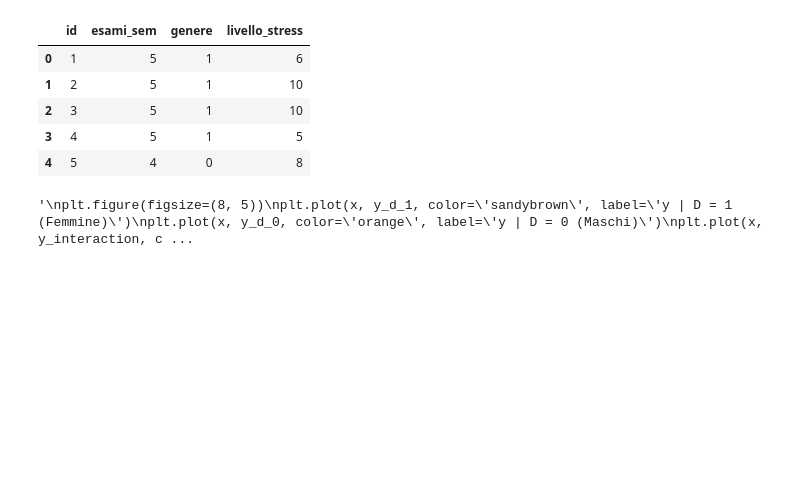
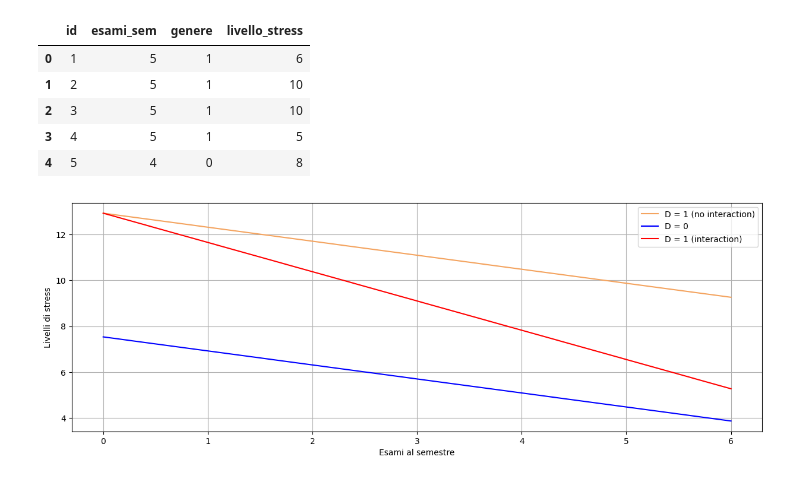
Before and after one commit to krssclaire/py-analysis-workflow, a Jupyter notebook: frameworks/ols/ols.ipynb, the cells around one changed output. Drawn from its saved outputs; the diff is of its cells as text; code cells hidden in the pictures; blank space fills up the shorter version.

Commit message:
Adjust matplotlib graph labels and add image
In order to allow visualization in github notebooks

```diff
--- a/frameworks/ols/ols.ipynb
+++ b/frameworks/ols/ols.ipynb
@@ -117,19 +117,18 @@ y_d_1 = b0 + b1 * x + b2
 y_interaction = b0 + b1 * x + b2 + b3 * x
 # %%
 # matplotlib graph
-'''
-plt.figure(figsize=(8, 5))
-plt.plot(x, y_d_1, color='sandybrown', label='y | D = 1 (Femmine)')
-plt.plot(x, y_d_0, color='orange', label='y | D = 0 (Maschi)')
-plt.plot(x, y_interaction, color='red', label='interaction')
+
+plt.figure(figsize=(15, 5))
+plt.plot(x, y_d_1, color='sandybrown', label='D = 1 (no interaction)', )
+plt.plot(x, y_d_0, color='blue', label='D = 0')
+plt.plot(x, y_interaction, color='red', label='D = 1 (interaction)')
 plt.xlabel("Esami al semestre")
 plt.ylabel("Livelli di stress")
 plt.legend()
 plt.grid(True)
 plt.show()
-'''
 # %% [output]
-'\nplt.figure(figsize=(8, 5))\nplt.plot(x, y_d_1, color=\'sandybrown\', label=\'y | D = 1 (Femmine)\')\nplt.plot(x, y_d_0, color=\'orange\', label=\'y | D = 0 (Maschi)\')\nplt.plot(x, y_interaction, c ...
+[figure, added]
 # %%
 import plotly.express as px
 import plotly.graph_objects as go
```
Also changed, not shown: 1 other file.
